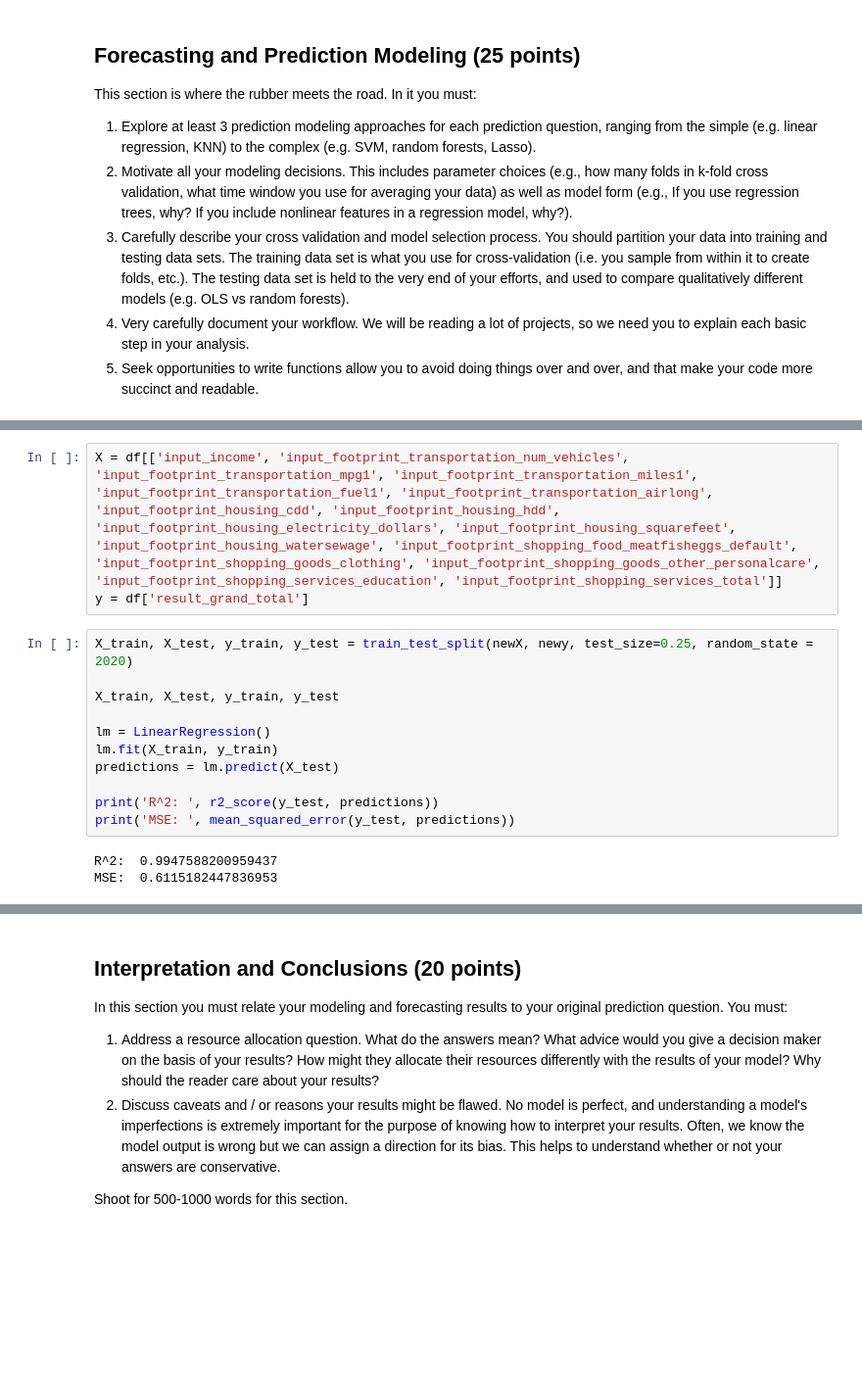
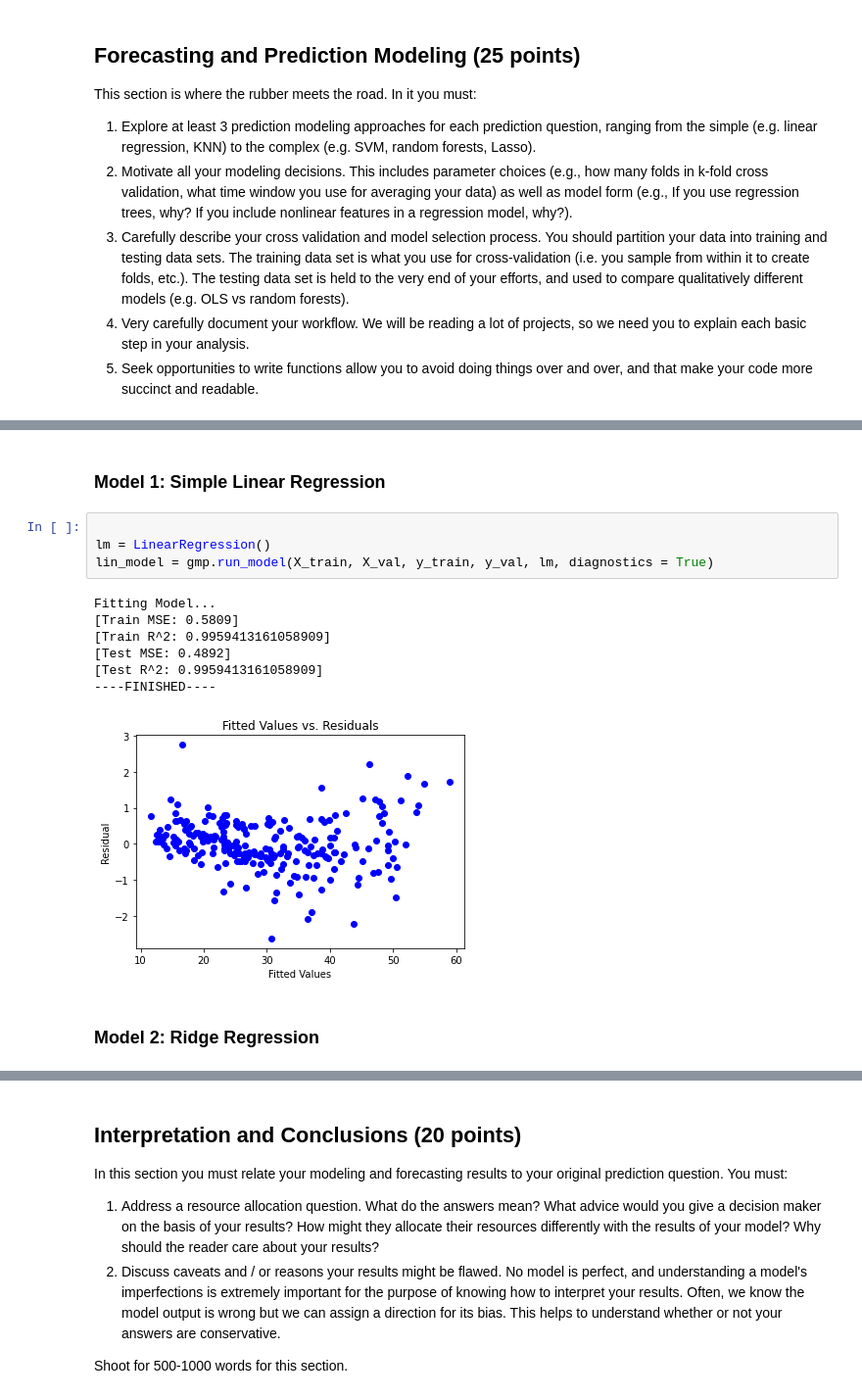
Before and after one commit to vincent-lao/carbon-footprint, a Jupyter notebook: code/model/household-carbon-footprint-models.ipynb, the cells around one changed output, grey strips where cells are left out. Shown at 98% size. Drawn from its saved outputs; the diff is of its cells as text; blank space fills up the shorter version.

Commit message:
added more regression models to API data

```diff
--- a/code/model/household-carbon-footprint-models.ipynb
+++ b/code/model/household-carbon-footprint-models.ipynb
@@ -44,17 +44,16 @@ df
-# %%
-X = df[['input_income', 'input_footprint_transportation_num_vehicles', 'input_footprint_transportation_mpg1', 'input_footprint_transportation_miles1', 'input_footprint_transportation_fuel1', 'input_footprint_transportation_airlong', 'input_footprint_housing_cdd', 'input_footprint_housing_hdd', 'input_footprint_housing_electricity_dollars', 'input_footprint_housing_squarefeet', 'input_footprint_housing_watersewage', 'input_footprint_shopping_food_meatfisheggs_default', 'input_footprint_shopping_goods_clothing', 'input_footprint_shopping_goods_other_personalcare', 'input_footprint_shopping_services_education', 'input_footprint_shopping_services_total']]
-y = df['result_grand_total']
-# %%
-X_train, X_test, y_train, y_test = train_test_split(newX, newy, test_size=0.25, random_state = 2020)
-
-X_train, X_test, y_train, y_test
-
-lm = LinearRegression()
-lm.fit(X_train, y_train)
-predictions = lm.predict(X_test)
-
-print('R^2: ', r2_score(y_test, predictions))
-print('MSE: ', mean_squared_error(y_test, predictions))
-# %% [output]
-R^2:  0.9947588200959437
-MSE:  0.6115182447836953
+# %% [markdown]
+### Model 1: Simple Linear Regression
+# %%
+
+lm = LinearRegression()
+lin_model = gmp.run_model(X_train, X_val, y_train, y_val, lm, diagnostics = True)
+# %% [output]
+Fitting Model...
+[Train MSE: 0.5809]
+[Train R^2: 0.9959413161058909]
+[Test MSE: 0.4892]
+[Test R^2: 0.9959413161058909]
+----FINISHED----
+[figure, added]
+# %% [markdown]
+### Model 2: Ridge Regression
```
Also changed, not shown: parts of 12 cells of this notebook.
